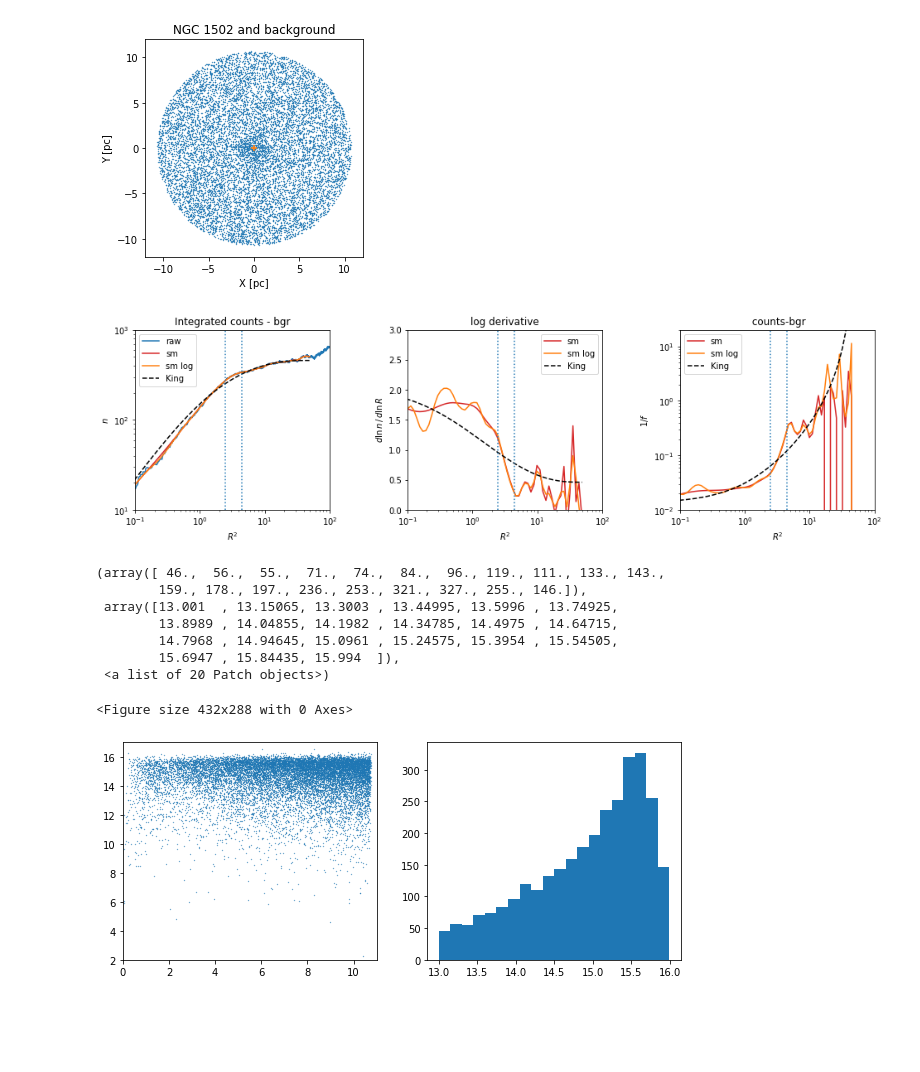
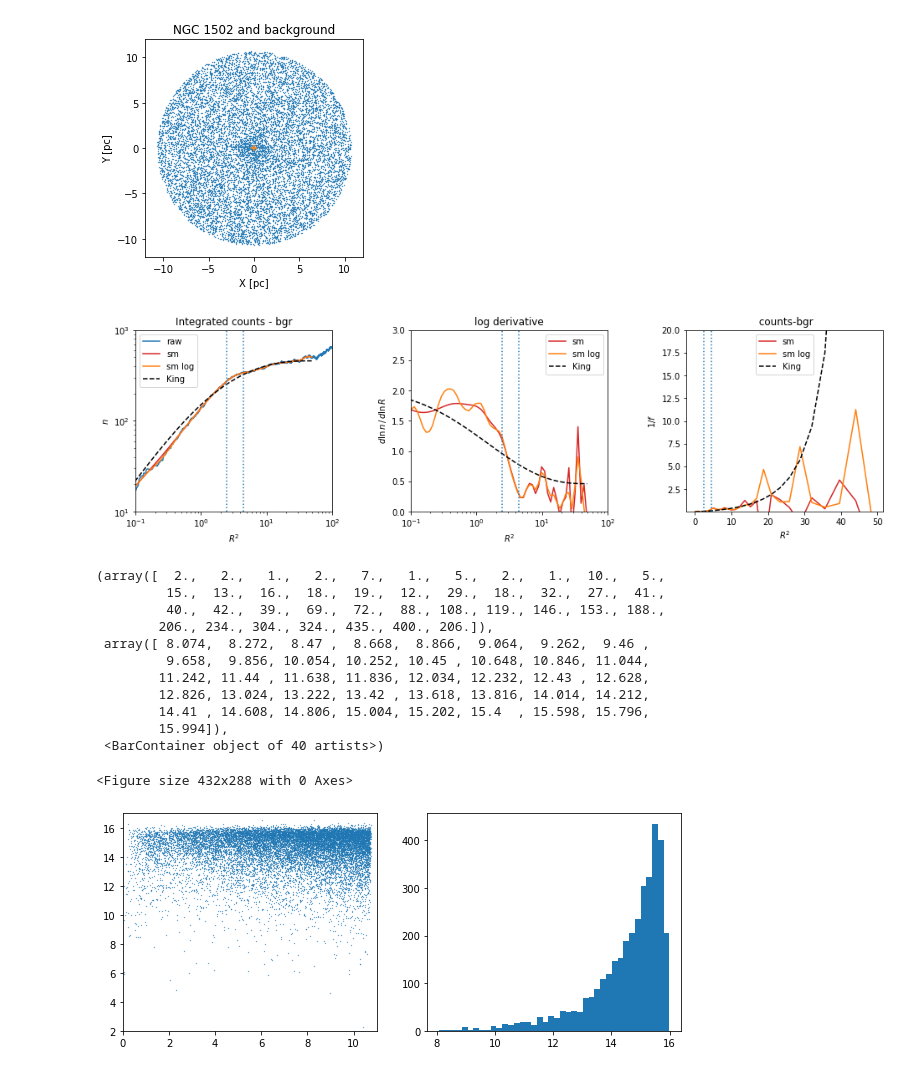
Before and after one commit to olgaborodina/clusters_analysis_with_MCMC, a Jupyter notebook: king_f.ipynb, the cells around one changed output. Cells and saved outputs as stored; diff of their text form; code cells hidden in the pictures; blank space fills up the shorter version.

```diff
--- a/king_f.ipynb
+++ b/king_f.ipynb
@@ -37,5 +37,5 @@ def n_king(r, k, rc, rt):
 
     return n_cum
 # %%
-cluster = pd.read_csv(r'../Data/to_0343_NGC_1502m', delimiter='\s+', skiprows=3)
+cluster = pd.read_csv(r'./Data/to_0343_NGC_1502m', delimiter='\s+', skiprows=3)
 # cluster.keys()
@@ -42,5 +54,5 @@ cluster = pd.read_csv(r'../Data/to_0343_NGC_1502m', delimiter='\s+', skiprows=3)
 # %%
-head = pd.read_csv(r'../Data/to_0343_NGC_1502m', delimiter='\s+', nrows=1)
+head = pd.read_csv(r'./Data/to_0343_NGC_1502m', delimiter='\s+', nrows=1)
 # head.keys()
 # %%
 alpha = cluster['ahour'].to_numpy() * 15 * deg2rad
@@ -176,15 +188,15 @@ ax2 = fig.add_subplot(spec[2])
 
 # 1/f distributions
 
-ax2.plot( Rs**2, 1/(n_cs(Rs,1)/2/np.pi/Rs), color='tab:red' )
+ax2.plot( Rs**2, 1 / (n_cs(Rs,1)/2/np.pi/Rs), color='tab:red' )
 dn = n_csl(Us,1) * np.exp(n_csl(Us))/Rs /2/np.pi/Rs
-ax2.plot( Rs**2, 1/dn, color='tab:orange' )
+ax2.plot( Rs**2, 1 / dn, color='tab:orange' )
 fit_king = f_king(Rs, k, rc, rt)
-ax2.plot( Rs**2, 1/fit_king, color='k', linestyle='dashed' )
+ax2.plot( Rs**2, 1 / fit_king, color='k', linestyle='dashed' )
 
-ax2.set_xscale('log')
-ax2.set_yscale('log')
-ax2.set_xlim([0.1, 100])
+#ax2.set_xscale('log')
+#ax2.set_yscale('log')
+#ax2.set_xlim([0.1, 100])
 ax2.set_ylim([1e-2, 20e0])
 # ax2.set_ylim([1e1, 10e2])
 ax2.set_title(' counts-bgr')
@@ -199,38 +211,42 @@ ax2.axvline(x=4.5, linestyle='dotted')
 fname = "NGC_1502_image1.png"
 fig.savefig(fname, bbox_inches='tight')
 # %% [output]
-[figure, old version]
+[figure, new version]
 # %%
 fig = plt.figure()
 
 fig = plt.figure(figsize=(10,4))
 spec = gridspec.GridSpec(ncols=2, nrows=1)
 
 ### figure 0
 ax0 = fig.add_subplot(spec[0])
 ax0.scatter(R, kmag, marker='.', s=0.3)
 ax0.set_xlim([0, 11])
 ax0.set_ylim([2, 17])
 
 ### figure 1
-Ic = np.where( ( kmag > 13 ) &
+Ic = np.where( ( kmag > 8 ) &
                ( kmag < 16 ) &
                ( R > 6 )     &
                ( R < 8 )  )[0]
 
 ax1 = fig.add_subplot(spec[1])
 # ax1.scatter(rp*distance*deg2rad, kmag, marker='.', s=0.5)
-ax1.hist(kmag[Ic], bins=20)
+ax1.hist(kmag[Ic], bins=40)
 # %% [output]
-(array([ 46.,  56.,  55.,  71.,  74.,  84.,  96., 119., 111., 133., 143.,
-        159., 178., 197., 236., 253., 321., 327., 255., 146.]),
- array([13.001  , 13.15065, 13.3003 , 13.44995, 13.5996 , 13.74925,
-        13.8989 , 14.04855, 14.1982 , 14.34785, 14.4975 , 14.64715,
-        14.7968 , 14.94645, 15.0961 , 15.24575, 15.3954 , 15.54505,
-        15.6947 , 15.84435, 15.994  ]),
- <a list of 20 Patch objects>)
+(array([  2.,   2.,   1.,   2.,   7.,   1.,   5.,   2.,   1.,  10.,   5.,
+         15.,  13.,  16.,  18.,  19.,  12.,  29.,  18.,  32.,  27.,  41.,
+         40.,  42.,  39.,  69.,  72.,  88., 108., 119., 146., 153., 188.,
+        206., 234., 304., 324., 435., 400., 206.]),
+ array([ 8.074,  8.272,  8.47 ,  8.668,  8.866,  9.064,  9.262,  9.46 ,
+         9.658,  9.856, 10.054, 10.252, 10.45 , 10.648, 10.846, 11.044,
+        11.242, 11.44 , 11.638, 11.836, 12.034, 12.232, 12.43 , 12.628,
+        12.826, 13.024, 13.222, 13.42 , 13.618, 13.816, 14.014, 14.212,
+        14.41 , 14.608, 14.806, 15.004, 15.202, 15.4  , 15.598, 15.796,
+        15.994]),
+ <BarContainer object of 40 artists>)
 <Figure size 432x288 with 0 Axes>
-[figure, old version]
+[figure, new version]
 # %%
 # Initial conditions for walkers
 
```
Also changed, not shown: parts of 1 cell of this notebook.
